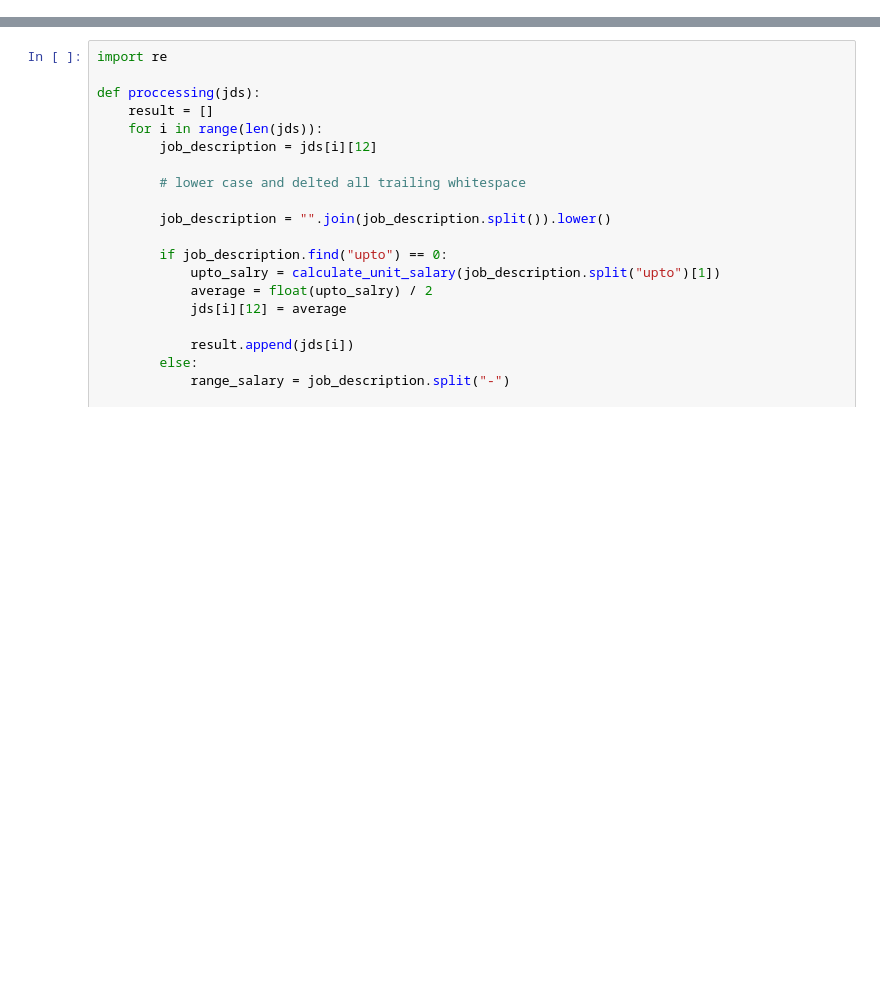
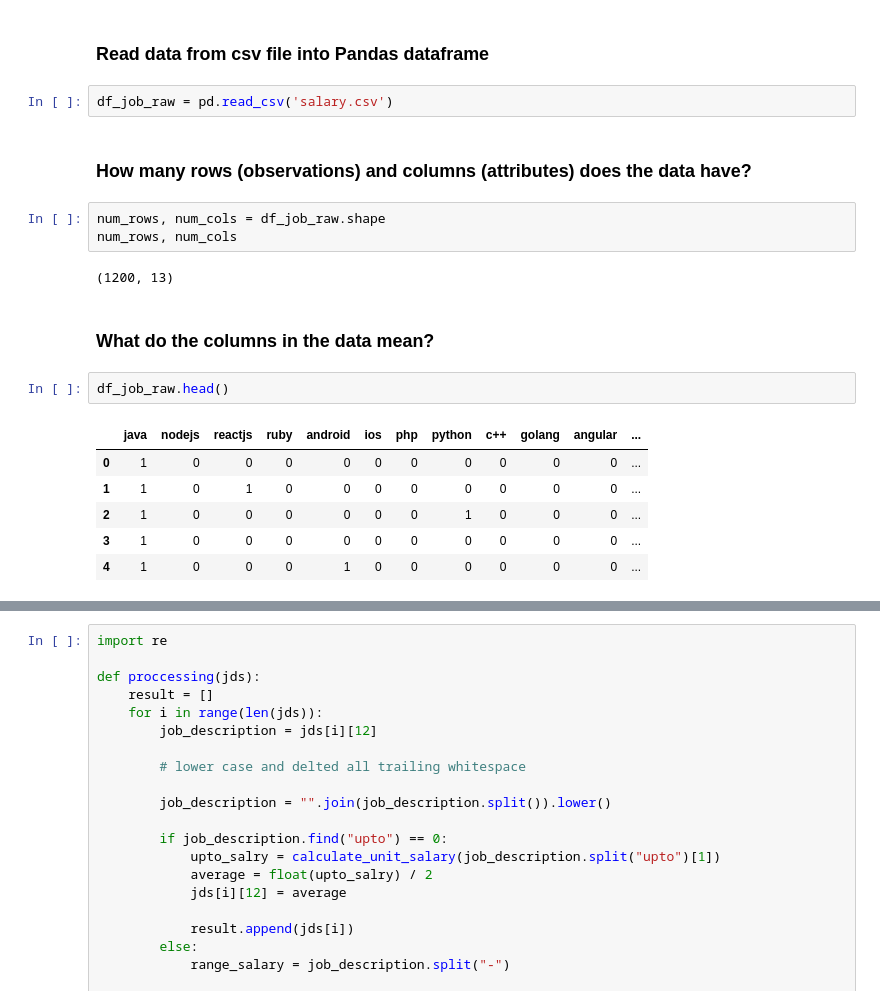
Before and after one commit to vochihieu8320/IDS_GROUP11_2022, a Jupyter notebook: data_explore.ipynb, the cells around one changed output, grey strips where cells are left out. Drawn from its saved outputs; the diff is of its cells as text; blank space fills up the shorter version.

```diff
--- a/data_explore.ipynb
+++ b/data_explore.ipynb
@@ -27,0 +14,22 @@ df = df.drop_duplicates()
+# %% [markdown]
+### Read data from csv file into Pandas dataframe
+# %%
+df_job_raw = pd.read_csv('salary.csv')
+# %% [markdown]
+### How many rows (observations) and columns (attributes) does the data have?
+# %%
+num_rows, num_cols = df_job_raw.shape
+num_rows, num_cols
+# %% [output]
+(1200, 13)
+# %% [markdown]
+### What do the columns in the data mean?
+# %%
+df_job_raw.head()
+# %% [output]
+|  | java | nodejs | reactjs | ruby | android | ios | php | python | c++ | golang | angular | ... |
+| 0 | 1 | 0 | 0 | 0 | 0 | 0 | 0 | 0 | 0 | 0 | 0 | ... |
+| 1 | 1 | 0 | 1 | 0 | 0 | 0 | 0 | 0 | 0 | 0 | 0 | ... |
+| 2 | 1 | 0 | 0 | 0 | 0 | 0 | 0 | 1 | 0 | 0 | 0 | ... |
+| 3 | 1 | 0 | 0 | 0 | 0 | 0 | 0 | 0 | 0 | 0 | 0 | ... |
+| 4 | 1 | 0 | 0 | 0 | 1 | 0 | 0 | 0 | 0 | 0 | 0 | ... |
```
Also changed, not shown: parts of 80 cells of this notebook.
